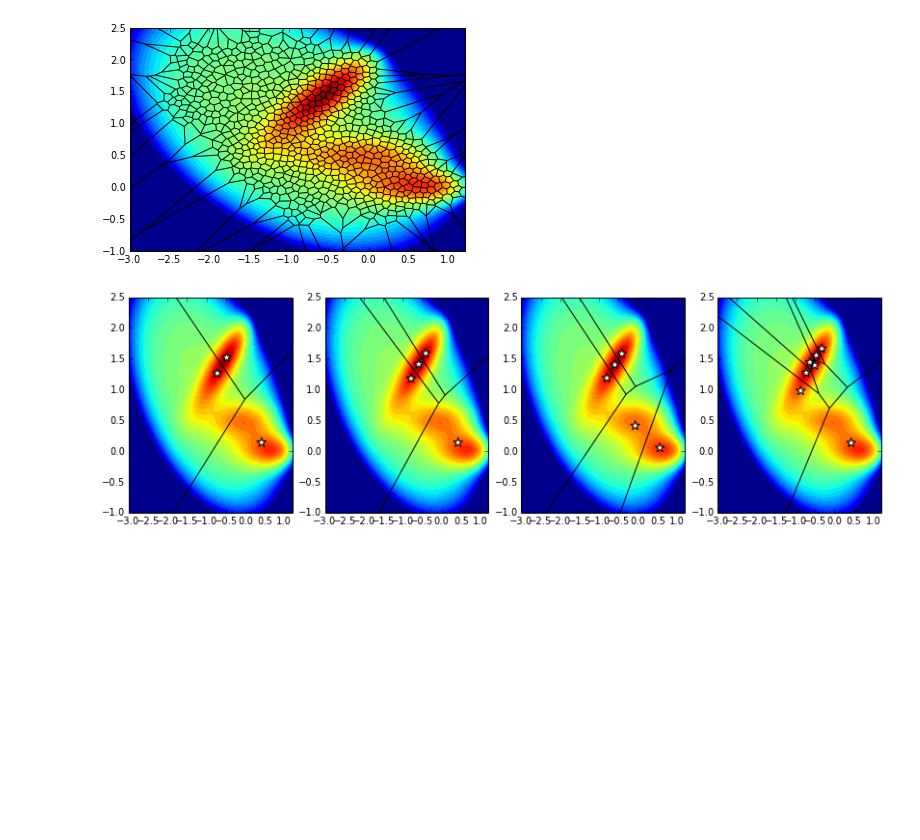
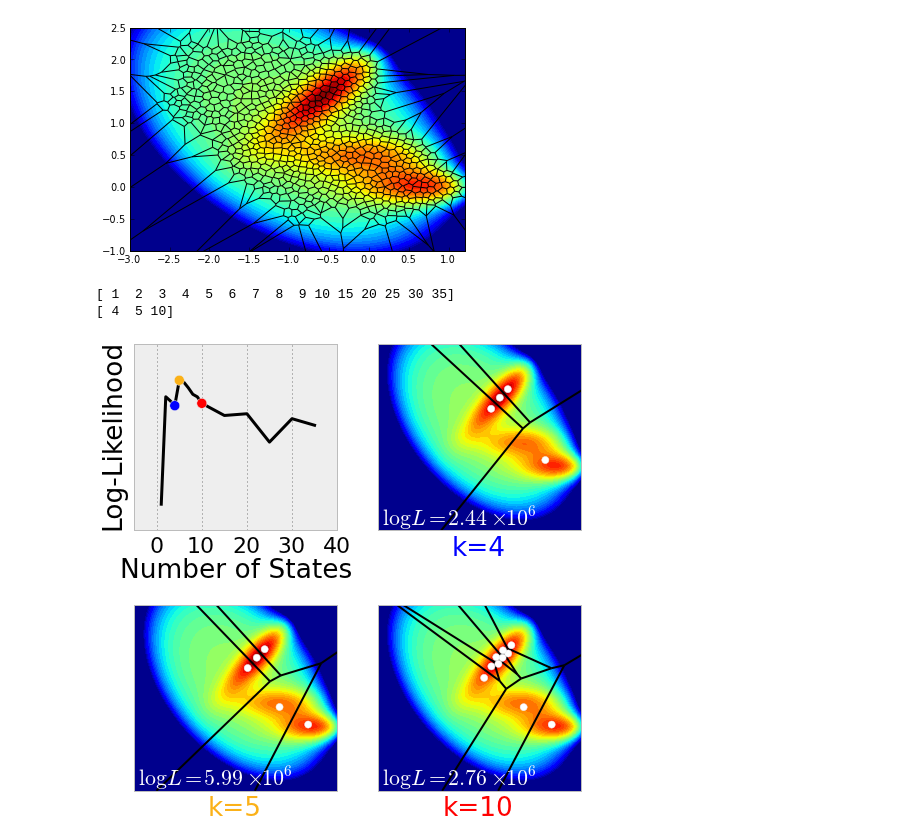
Before and after one commit to rmcgibbo/opt-k, a Jupyter notebook: muller/voronoi.ipynb, the cells around one changed output. Cells and saved outputs as stored; diff of their text form; code cells hidden in the pictures; blank space fills up the shorter version.

```diff
--- a/muller/voronoi.ipynb
+++ b/muller/voronoi.ipynb
@@ -3,3 +1,15 @@ from mullermsm import muller
+# %%
+from mullermsm import muller
+from msmbuilder import io
+from pyschwancr import custom_tickers
+s_fmtr = custom_tickers.SchwancrFormatter(useMathText=True)
+import pandas
+matplotlib.rcParams.update(pandas.tools.plotting.mpl_stylesheet)
+matplotlib.rcParams['font.family'] = 'sans-serif'
+matplotlib.rcParams['axes.labelcolor'] = 'black'
+matplotlib.rcParams['xtick.color'] = 'black'
+matplotlib.rcParams['ytick.color'] = 'black'
+matplotlib.rcParams['font.size'] = 22
 # %%
 g10 = np.load('data/gens10.npy')
 g50 = np.load('data/gens50.npy')
@@ -70,22 +80,49 @@ ylim(limits[2:])
 (-1, 2.5)
 [figure]
 # %%
+figure(figsize=(8,8))
+
+subplot(221)
+kmean = io.loadh('KMeans100_sqr.h5')
+lsm = kmean['likes'][1:]
+ksm = kmean['ks'][1:]
+print ksm
+plot(ksm, lsm, lw=3, color='black', alpha=1)
+ind = [3, 4, 9]
+c=['blue', '#FBB117', 'red']
+scatter(ksm[ind], lsm[ind], c=c, s=100, zorder=10)
+ylabel('Log-Likelihood')
+yticks([])
+ylim(ylim()[0], ylim()[1] + 1E6)
+xlabel('Number of States')
+xticks(np.arange(0, 50, 10))
 my_cmap = matplotlib.cm.jet_r
 vor_color = 'black'
-g3 = np.load('KMeans/k3/gens.npy')
-g4 = np.load('KMeans/k4/gens.npy')
-g5 = np.load('KMeans/k5/gens.npy')
-g7 = np.load('KMeans/k7/gens.npy')
-limits = [-3, 1.3, -1, 2.5]
-figure(figsize=(14,4))
+g4 = np.load('KMeans100/k4/gens.npy')
+g5 = np.load('KMeans100/k5/gens.npy')
+g10 = np.load('KMeans100/k10/gens.npy')
+limits = [-3.3, 1.3, -1.3, 2.5]
+
+f = io.loadh('KMeans100_sqr.h5')
+likes = f['likes'][np.array([4, 5, 10])]
+print f['ks'][np.array([4, 5, 10])]
 i=0
-for g in [g3, g4, g5, g7]:
-    subplot(141 + i)
+for g in [g4, g5, g10]:
+    subplot(222 + i)
     muller.plot_v(*limits, cmap=my_cmap)
-    muller.plot_voronoi(g, limits, color=vor_color)
-    scatter(g[:,0], g[:,1], marker='*', s=100, c='white')
+    muller.plot_voronoi(g, limits, color=vor_color, lw=2)
+    scatter(g[:,0], g[:,1], marker='o', s=50, c='white', zorder=10)
     xlim(limits[0], 1.2)
     ylim(limits[2:])
+    xticks([])
+    yticks([])
+    text(limits[0]+0.1, limits[2]+0.1, '$\log L = %s$' % s_fmtr._formatSciNotation('%.2e'% likes[i]), color='white')
+    xlabel("k=%d" % [4, 5, 10][i], color=c[i])
     i += 1
+
+subplots_adjust(hspace=0.4)
+savefig('kmeans_vor_like.png', dpi=200)
 # %% [output]
+[ 1  2  3  4  5  6  7  8  9 10 15 20 25 30 35]
+[ 4  5 10]
-[figure, old version]
+[figure, new version]
```
Also changed, not shown: parts of 1 cell of this notebook, 14 other files.
